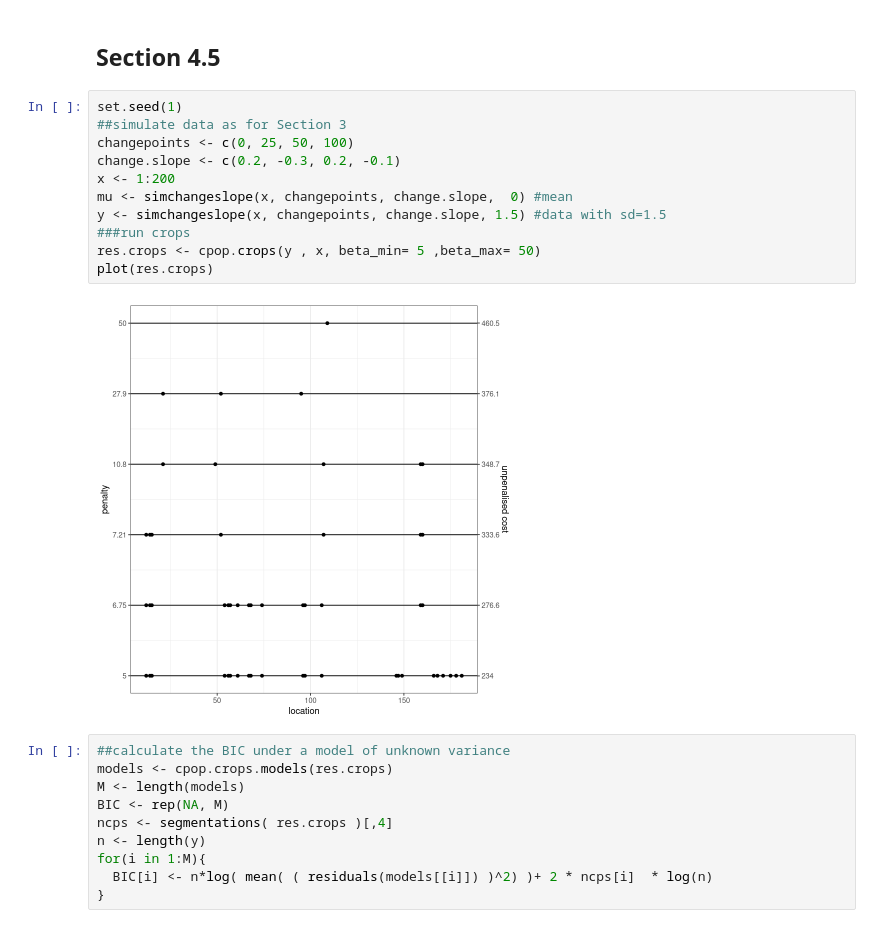
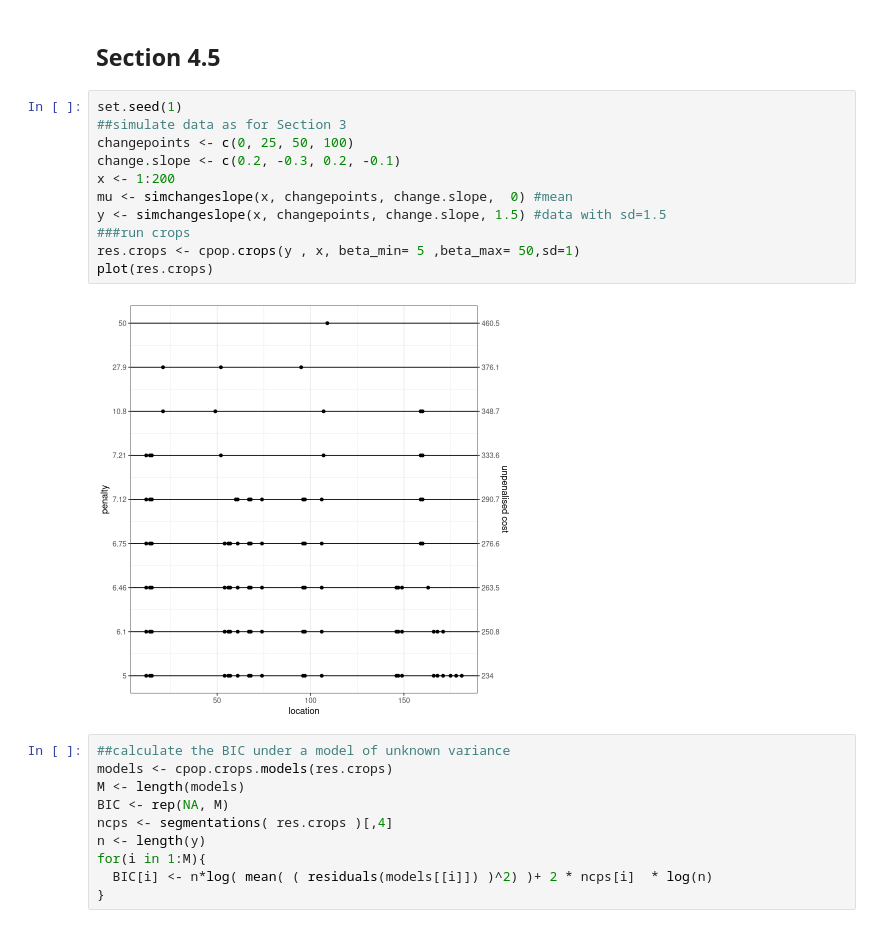
Before and after one commit to grosed/cpop-paper, a Jupyter notebook: notebooks/reproduction-script.ipynb, the cells around one changed output. Cells and saved outputs as stored; diff of their text form.

```diff
--- a/notebooks/reproduction-script.ipynb
+++ b/notebooks/reproduction-script.ipynb
@@ -437,16 +433,16 @@ Saving 6.67 x 6.67 in image
 # %%
 set.seed(1)
 ##simulate data as for Section 3
 changepoints <- c(0, 25, 50, 100)
 change.slope <- c(0.2, -0.3, 0.2, -0.1)
 x <- 1:200
 mu <- simchangeslope(x, changepoints, change.slope,  0) #mean
 y <- simchangeslope(x, changepoints, change.slope, 1.5) #data with sd=1.5
 ###run crops
-res.crops <- cpop.crops(y , x, beta_min= 5 ,beta_max= 50)
+res.crops <- cpop.crops(y , x, beta_min= 5 ,beta_max= 50,sd=1)
 plot(res.crops)
 # %% [output]
-[figure, old version]
+[figure, new version]
 # %%
 ##calculate the BIC under a model of unknown variance
 models <- cpop.crops.models(res.crops)
```
Also changed, not shown: parts of 12 cells of this notebook.
